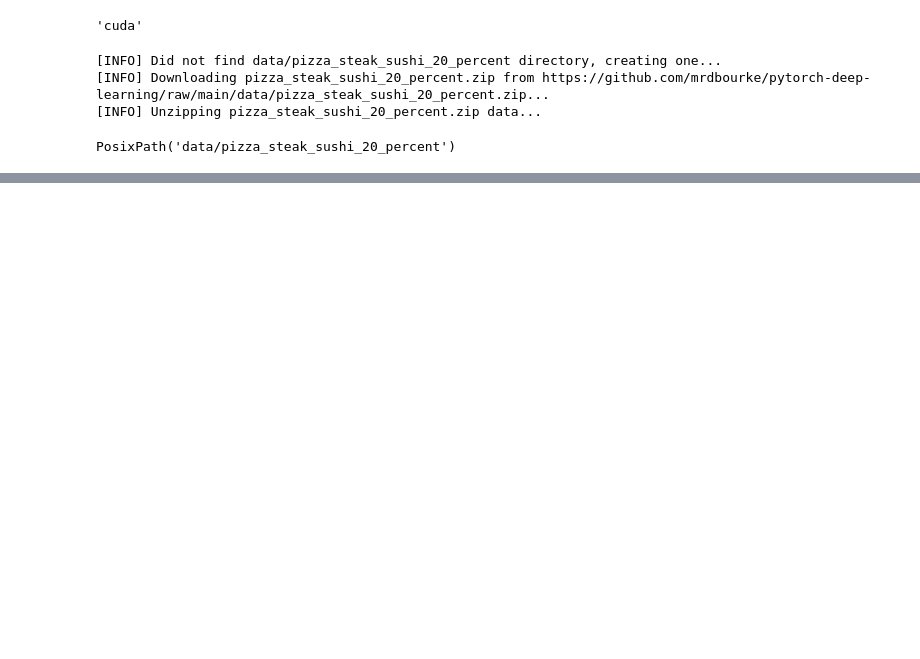
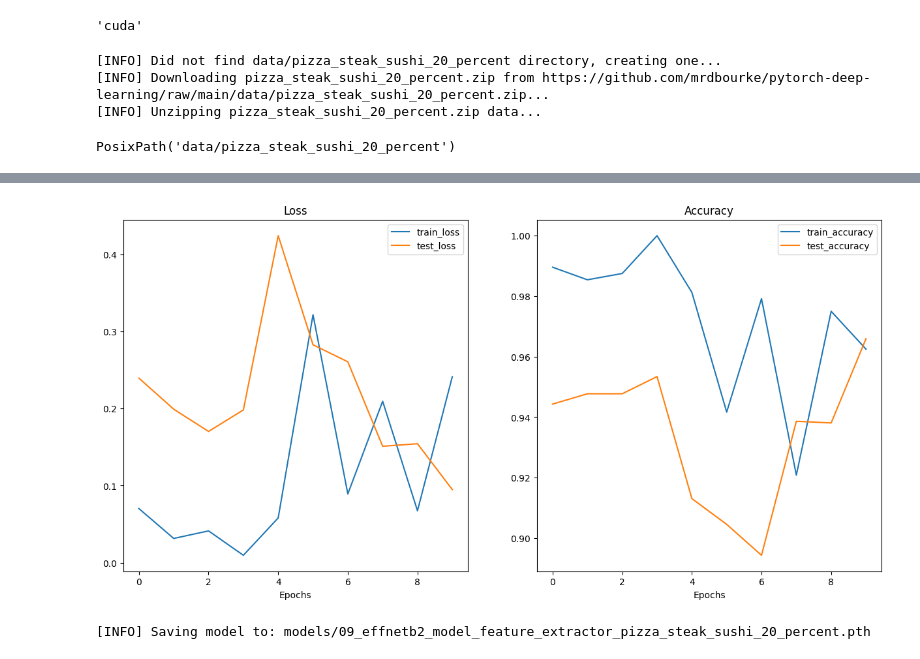
Before and after one commit to gauthiermartin/deeplearning-with-pytorch-course, a Jupyter notebook: 09_pytorch_model_deployment.ipynb, the cells around one changed output, grey strips where cells are left out. Drawn from its saved outputs; the diff is of its cells as text; code cells hidden in the pictures; blank space fills up the shorter version.

```diff
--- a/09_pytorch_model_deployment.ipynb
+++ b/09_pytorch_model_deployment.ipynb
@@ -75,3 +75,8 @@ data_20_percent_path
 [INFO] Downloading pizza_steak_sushi_20_percent.zip from https://github.com/mrdbourke/pytorch-deep-learning/raw/main/data/pizza_steak_sushi_20_percent.zip...
 [INFO] Unzipping pizza_steak_sushi_20_percent.zip data...
 PosixPath('data/pizza_steak_sushi_20_percent')
+# %%
+train_dir = data_20_percent_path / "train"
+test_dir = data_20_percent_path / "test"
+
+train_dir, test_dir
@@ -77,0 +243,13 @@ PosixPath('data/pizza_steak_sushi_20_percent')
+# %%
+effnetb2_model, effnetb2_transforms = create_effnetb2_model()
+# %%
+### 3.2 Creating dataloaders from dataset for effnetb2
+from going_modular.going_modular import data_setup
+
+train_dataloader_effnetb2, test_dataloader_effnetb2, class_names = data_setup.create_dataloaders(
+    train_dir=train_dir,
+    test_dir=test_dir,
+    transform=effnetb2_transforms,
+    batch_size=32
+)
+train_dataloader_effnetb2, test_dataloader_effnetb2, class_names
@@ -77,0 +260,22 @@ PosixPath('data/pizza_steak_sushi_20_percent')
+# %%
+## 3.3 Training EffNetB2 feature extractor
+from going_modular.going_modular import engine
+
+
+# Loss function
+loss_fn = nn.CrossEntropyLoss()
+
+# Optimizer
+optimizer = torch.optim.Adam(effnetb2_model.parameters(), lr=1e-3)
+
+# Train
+set_seeds()
+effnetb2_results = engine.train(
+    model=effnetb2_model,
+    train_dataloader=train_dataloader_effnetb2,
+    test_dataloader=test_dataloader_effnetb2,
+    loss_fn=loss_fn,
+    optimizer=optimizer,
+    epochs=10,
+    device=device
+)
@@ -77,0 +293,19 @@ PosixPath('data/pizza_steak_sushi_20_percent')
+# %%
+### 3.4 Inspecting Effnetb2 loss curves
+from helper_functions import plot_loss_curves
+
+plot_loss_curves(effnetb2_results)
+# %% [output]
+[figure, added]
+# %%
+### 3.5 Saving EffnetB2 feature extractor
+from going_modular.going_modular import utils
+
+# Save model
+utils.save_model(
+    model=effnetb2_model,
+    model_name="09_effnetb2_model_feature_extractor_pizza_steak_sushi_20_percent.pth",
+    target_dir="models"
+)
+# %% [output]
+[INFO] Saving model to: models/09_effnetb2_model_feature_extractor_pizza_steak_sushi_20_percent.pth
```
Also changed, not shown: parts of 36 cells of this notebook.
